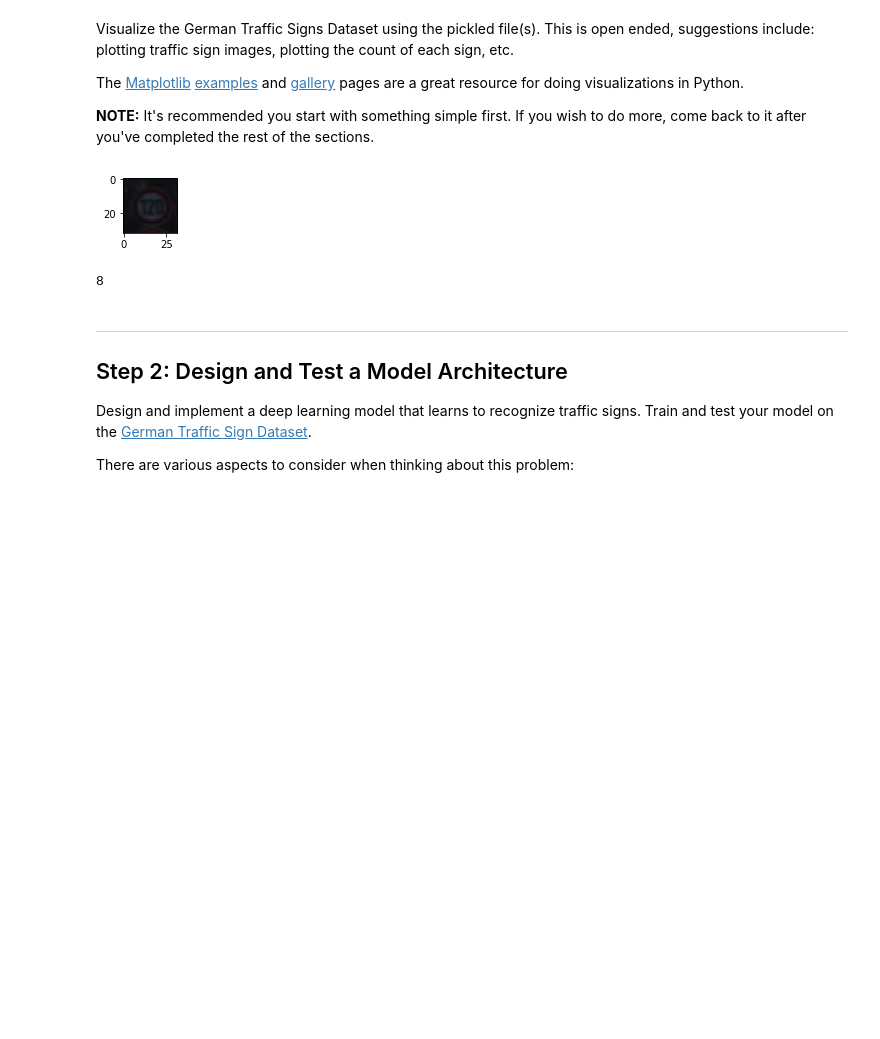
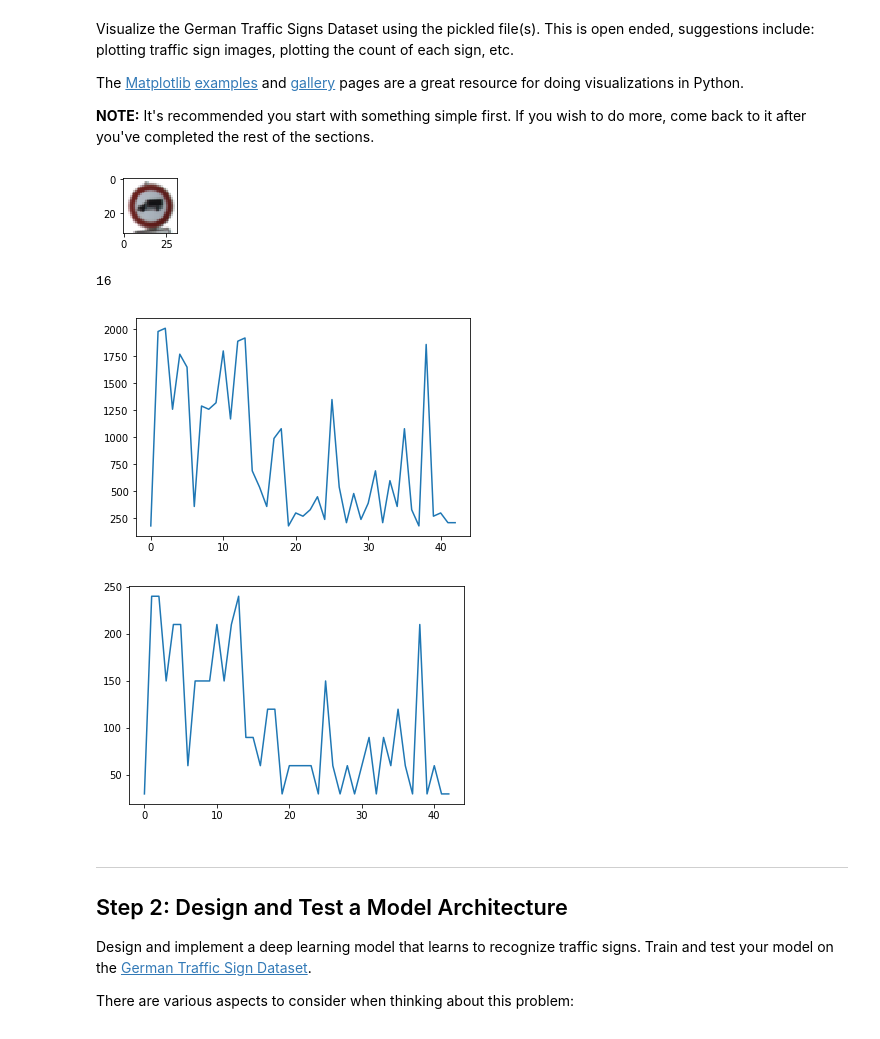
Before and after one commit to sohonisaurabh/self-learning, a Jupyter notebook: Udacity - SDCND/Term-I/projects/Traffic_Sign_Classifier/Traffic_Sign_Classifier.ipynb, the cells around one changed output. Saved outputs shown, nothing was run; the diff lists cells and outputs as text; code cells hidden in the pictures; blank space fills up the shorter version.

```diff
--- a/Udacity - SDCND/Term-I/projects/Traffic_Sign_Classifier/Traffic_Sign_Classifier.ipynb
+++ b/Udacity - SDCND/Term-I/projects/Traffic_Sign_Classifier/Traffic_Sign_Classifier.ipynb
@@ -107,19 +107,27 @@ The [Matplotlib](http://matplotlib.org/) [examples](http://matplotlib.org/exampl
 # %%
 ### Data exploration visualization code goes here.
 ### Feel free to use as many code cells as needed.
 import matplotlib.pyplot as plt
 import random
 # Visualizations will be shown in the notebook.
 index = random.randint(0, len(X_train))
 image = X_train[index].squeeze()
 plt.figure(figsize=(1,1))
 plt.imshow(image)
 plt.show()
 print(y_train[index])
 %matplotlib inline
+unique, train_counts = np.unique(y_train, return_counts=True)
+unique, valid_counts = np.unique(y_validation, return_counts=True)
+plt.plot(train_counts)
+plt.show()
+plt.plot(valid_counts)
+plt.show()
 # %% [output]
-[figure, old version]
+[figure, new version]
-8
+16
+[figure, added]
+[figure, added]
 # %% [markdown]
 ----
 
```
Also changed, not shown: parts of 10 cells of this notebook, 18 other files.
